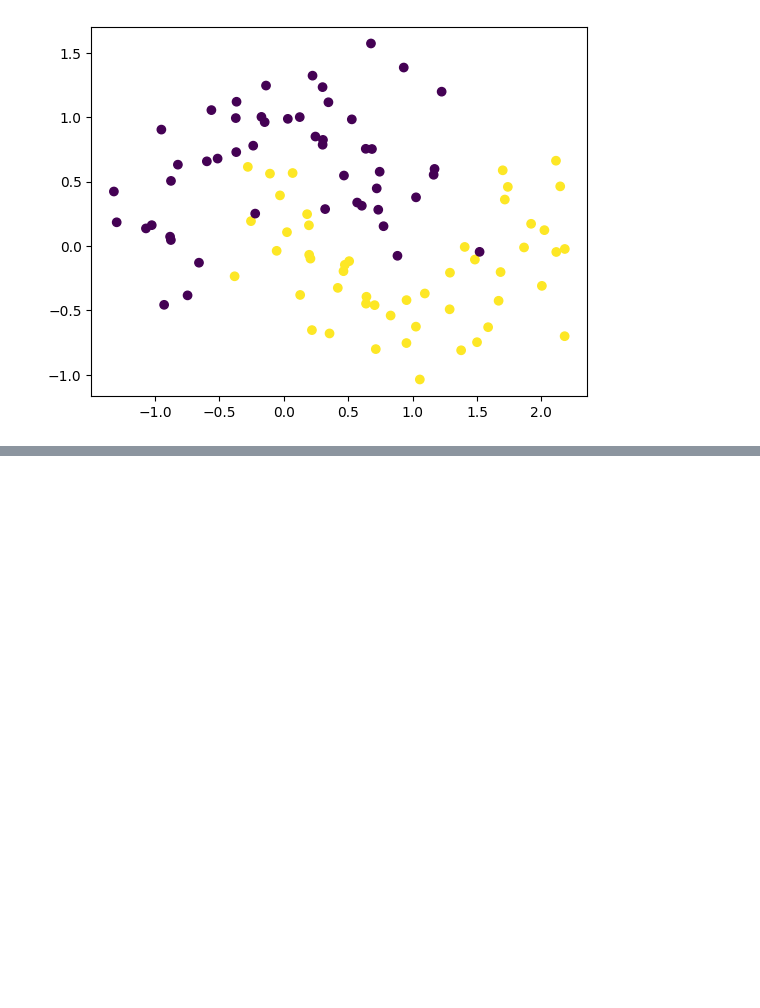
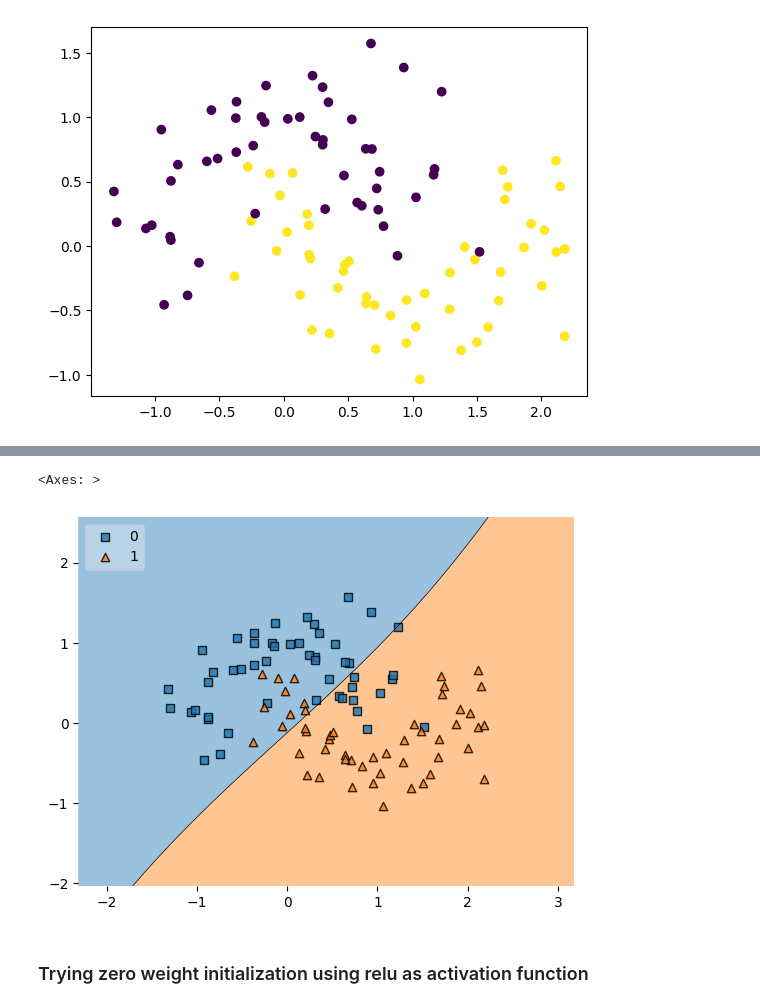
Before and after one commit to nomanmazharr/deeplearning, a Jupyter notebook: Weight_Initialization.ipynb, the cells around one changed output, grey strips where cells are left out. Cells and saved outputs as stored; diff of their text form; code cells hidden in the pictures; blank space fills up the shorter version.

```diff
--- a/Weight_Initialization.ipynb
+++ b/Weight_Initialization.ipynb
@@ -69,0 +152,7 @@ array([[-0.12344813, -0.2600464 ,  0.18003029,  0.6711996 , -0.4053635 ,
+# %%
+model1 = keras.Sequential()
+
+model1.add(keras.layers.Dense(10,activation='sigmoid',input_dim=2))
+model1.add(keras.layers.Dense(1,activation='sigmoid'))
+
+model1.summary()
@@ -69,0 +191,4 @@ array([[-0.12344813, -0.2600464 ,  0.18003029,  0.6711996 , -0.4053635 ,
+# %%
+model1.compile(loss='binary_crossentropy', optimizer = 'adam', metrics = ['accuracy'])
+# %%
+model1.fit(x,y,epochs=100)
@@ -69,0 +217,4 @@ array([[-0.12344813, -0.2600464 ,  0.18003029,  0.6711996 , -0.4053635 ,
+# %%
+from mlxtend.plotting import plot_decision_regions
+plot_decision_regions(np.array(x),np.array(y.astype(int)), clf=model1, legend=2)
+# %% [output]
@@ -69,0 +222,4 @@ array([[-0.12344813, -0.2600464 ,  0.18003029,  0.6711996 , -0.4053635 ,
+<Axes: >
+[figure, added]
+# %% [markdown]
+### Trying zero weight initialization using relu as activation function
```
Also changed, not shown: parts of 28 cells of this notebook.
